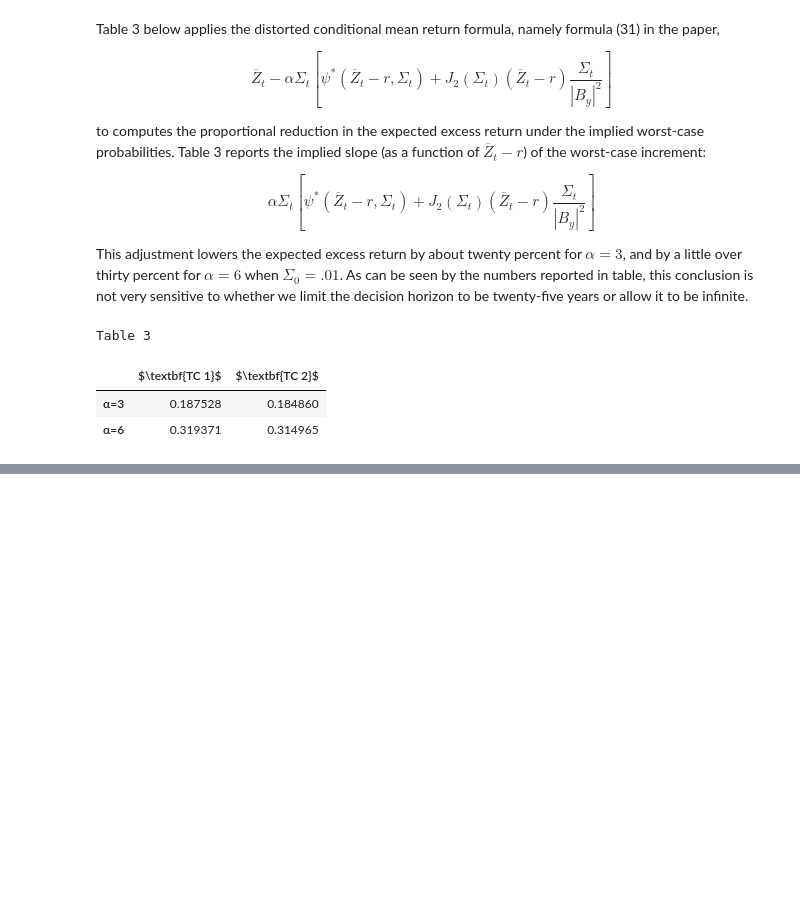
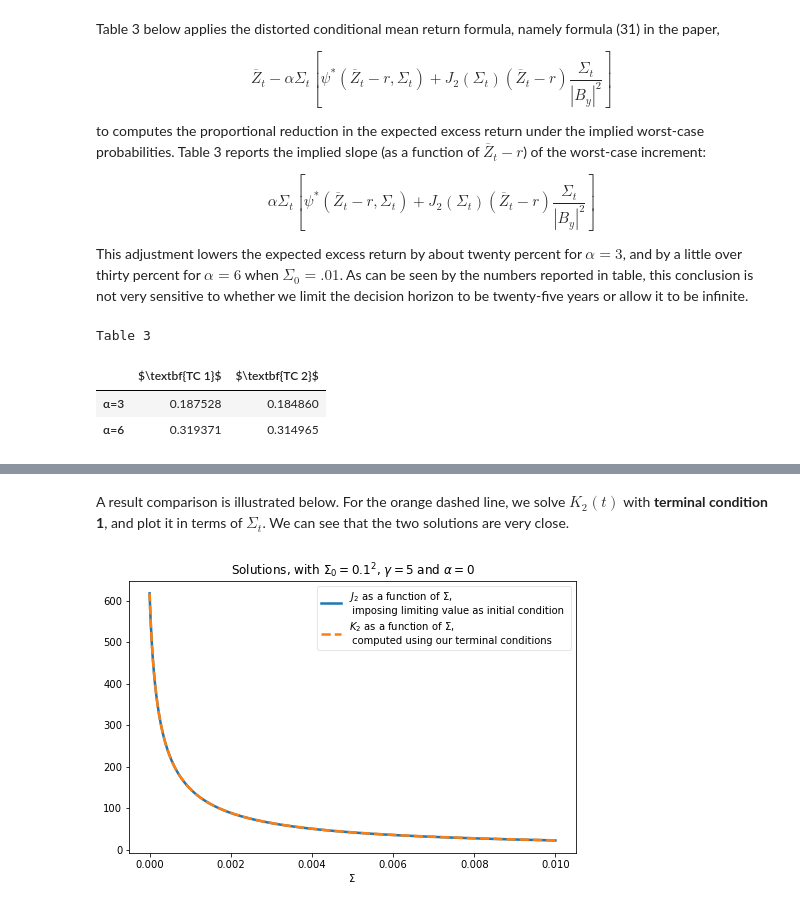
Before and after one commit to lphansen/PortfolioChoice, a Jupyter notebook: PortfolioSolution.ipynb, the cells around one changed output, grey strips where cells are left out. Saved outputs shown, nothing was run; the diff lists cells and outputs as text; code cells hidden in the pictures; blank space fills up the shorter version.

Commit message:
J2 solver and illustration

```diff
--- a/PortfolioSolution.ipynb
+++ b/PortfolioSolution.ipynb
@@ -569,0 +622,23 @@ Table 3
+# %%
+γ = 5
+α = 0
+sigma = simulate_Σ(1_00_000, 0.1, args=(Σ0, B_y, γ, α, δ, r))
+kk2, kk0 = simulate_K0(1_00_000, 0.1, args=(Σ0, B_y, γ, α, δ, r), limitingTerm=True)
+sigma_25 = simulate_Σ(25, 0.01, args=(Σ0, B_y, γ, α, δ, r))
+k2, k0 = simulate_K0(25, 0.01, args=(Σ0, B_y, γ, α, δ, r))
+j2, Σ, Δ = solve_J2(sigma, initial=(True, kk2[0]), args= (Σ0, B_y, γ, α, δ, r))
+jj2, ΣΣ, ΔΔ = solve_J2(sigma, initial=(False, kk2[0]), args= (Σ0, B_y, γ, α, δ, r))
+# %% [markdown]
+A result comparison is illustrated below.
+For the orange dashed line, we solve $K_2(t)$ with **terminal condition 1**, and plot it in terms of $\Sigma_t$.
+We can see that the two solutions are very close.
+# %%
+plt.figure(figsize=(8,5))
+plt.plot(Σ, j2, label="$J_2$ as a function of $\Sigma$, \n imposing limiting value as initial condition ")
+plt.plot(sigma, kk2, label="$K_2$ as a function of $\Sigma$, \n computed using our terminal conditions", linestyle="dashed")
+plt.legend(loc=1)
+plt.xlabel("Σ")
+plt.title("Solutions, with $Σ_0 = 0.1^2$, $γ= 5$ and $α = 0$")
+plt.show()
+# %% [output]
+[figure, added]
```
Also changed, not shown: parts of 2 cells of this notebook, 6 other files.
